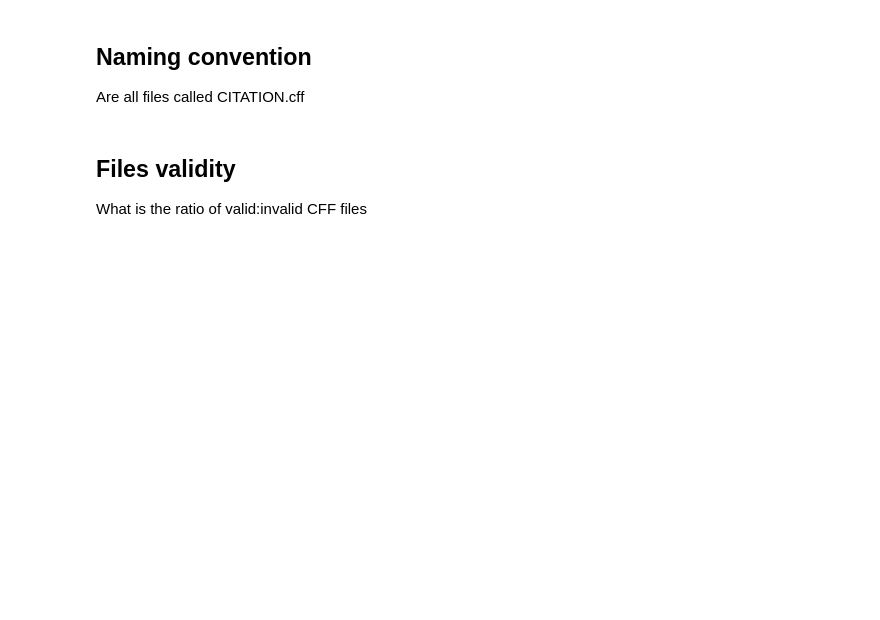
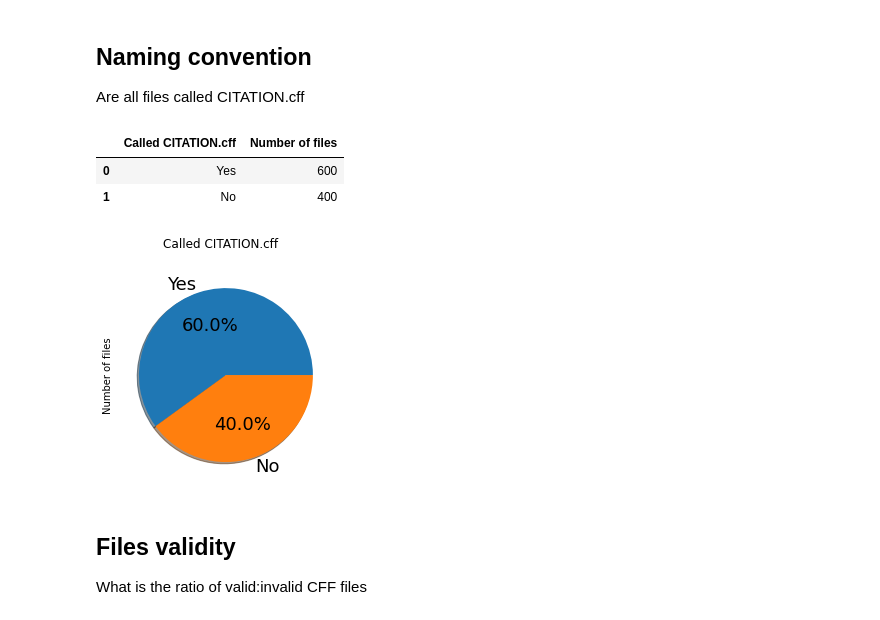
Before and after one commit to sdruskat/cff-in-the-wild, a Jupyter notebook: code/plot_cff_analysis/plot_summery.ipynb, the cells around one changed output. Drawn from its saved outputs; the diff is of its cells as text; code cells hidden in the pictures; blank space fills up the shorter version.

Commit message:
update plots

```diff
--- a/code/plot_cff_analysis/plot_summery.ipynb
+++ b/code/plot_cff_analysis/plot_summery.ipynb
@@ -12,18 +12,24 @@ from IPython.display import display
 
 fontsize = 18
 # %%
-data_name = 'Named CITATION.cff'
+
+data_name = 'Called CITATION.cff'
 df = pd.DataFrame({data_name: ['Yes', 'No'],
-                   'Number of files': [700, 300]})
+                   'Number of files': [600, 400]})
 
 display(df)
 df.set_index(data_name, inplace=True)
 
 plot = df.plot.pie(subplots=True, title=data_name, legend=False, \
                    autopct='%1.1f%%',  \
                    shadow=True, startangle=0, textprops={'fontsize': fontsize})
 
 plt.savefig(data_name.replace(" ","_")+'.png')
+# %% [output]
+|  | Called CITATION.cff | Number of files |
+| 0 | Yes | 600 |
+| 1 | No | 400 |
+[figure, added]
 # %% [markdown]
 ## Files validity
 
```
Also changed, not shown: parts of 8 cells of this notebook.
